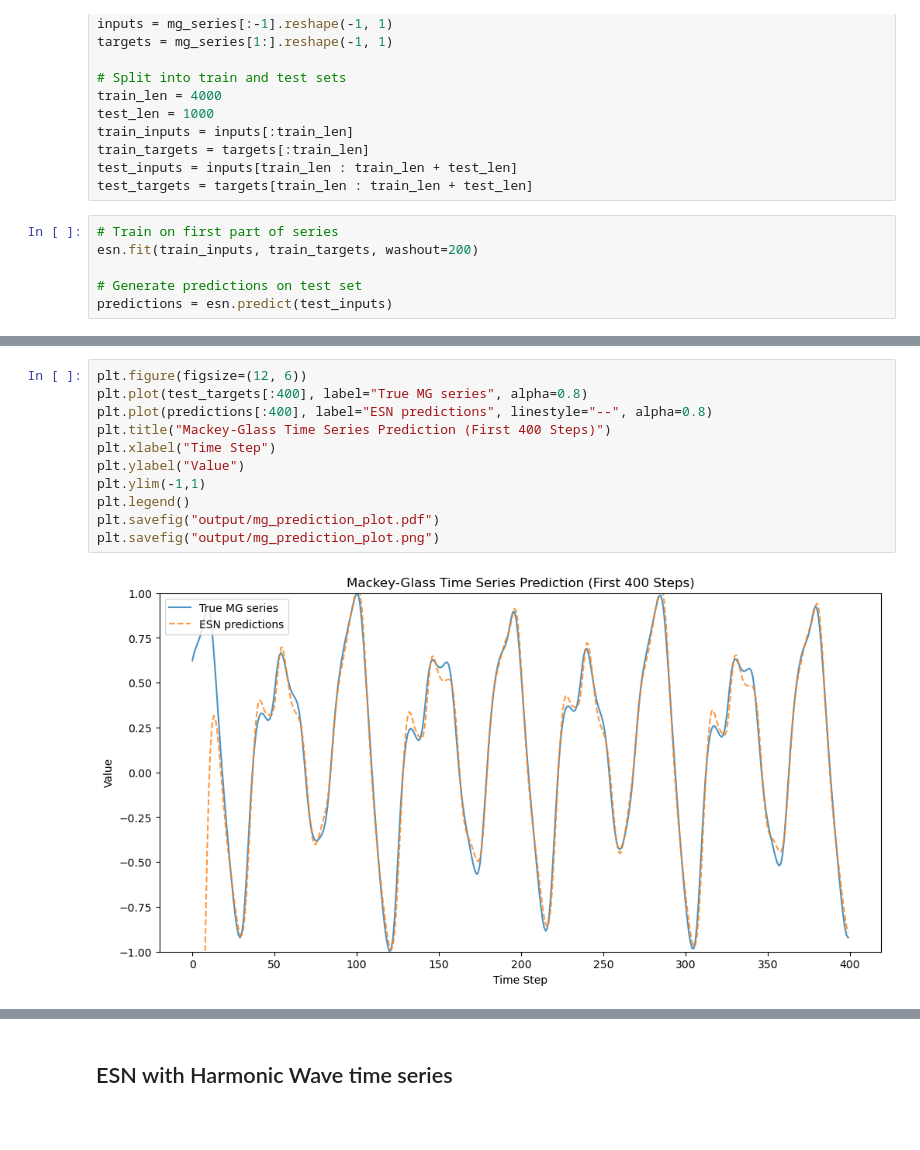
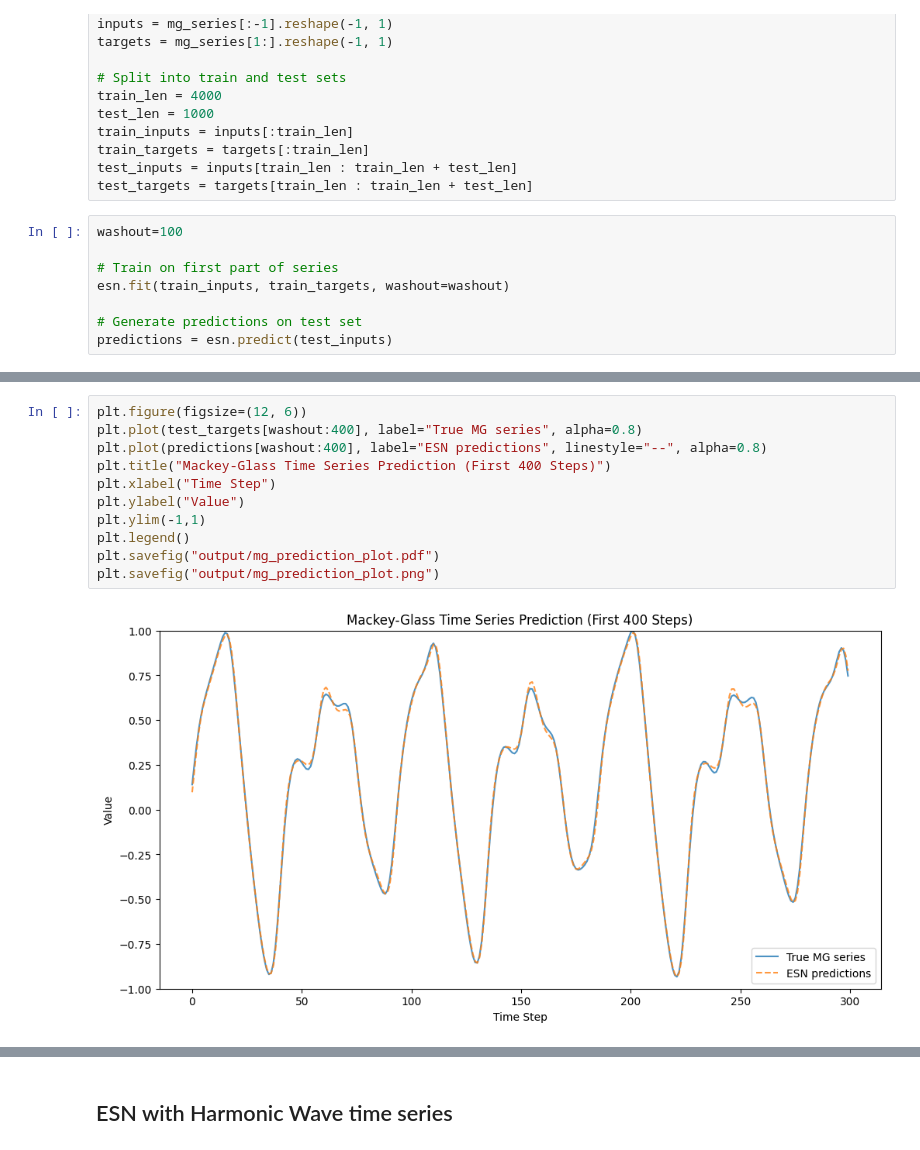
Before and after one commit to TMKamsma/Pyontronics, a Jupyter notebook: demo.ipynb, the cells around one changed output, grey strips where cells are left out. Drawn from its saved outputs; the diff is of its cells as text; blank space fills up the shorter version.

```diff
--- a/demo.ipynb
+++ b/demo.ipynb
@@ -63,8 +63,10 @@ train_targets = targets[:train_len]
 test_inputs = inputs[train_len : train_len + test_len]
 test_targets = targets[train_len : train_len + test_len]
 # %%
+washout=100
+
 # Train on first part of series
-esn.fit(train_inputs, train_targets, washout=200)
+esn.fit(train_inputs, train_targets, washout=washout)
 
 # Generate predictions on test set
 predictions = esn.predict(test_inputs)
@@ -76,16 +78,16 @@ Test MSE: 0.002347324773160467
 # %%
 plt.figure(figsize=(12, 6))
-plt.plot(test_targets[:400], label="True MG series", alpha=0.8)
-plt.plot(predictions[:400], label="ESN predictions", linestyle="--", alpha=0.8)
+plt.plot(test_targets[washout:400], label="True MG series", alpha=0.8)
+plt.plot(predictions[washout:400], label="ESN predictions", linestyle="--", alpha=0.8)
 plt.title("Mackey-Glass Time Series Prediction (First 400 Steps)")
 plt.xlabel("Time Step")
 plt.ylabel("Value")
 plt.ylim(-1,1)
 plt.legend()
 plt.savefig("output/mg_prediction_plot.pdf")
 plt.savefig("output/mg_prediction_plot.png")
 # %% [output]
-[figure, old version]
+[figure, new version]
 # %%
 # Plot phase space reconstruction
 plt.figure(figsize=(8, 6))
```
Also changed, not shown: parts of 12 cells of this notebook, 2 other files.
